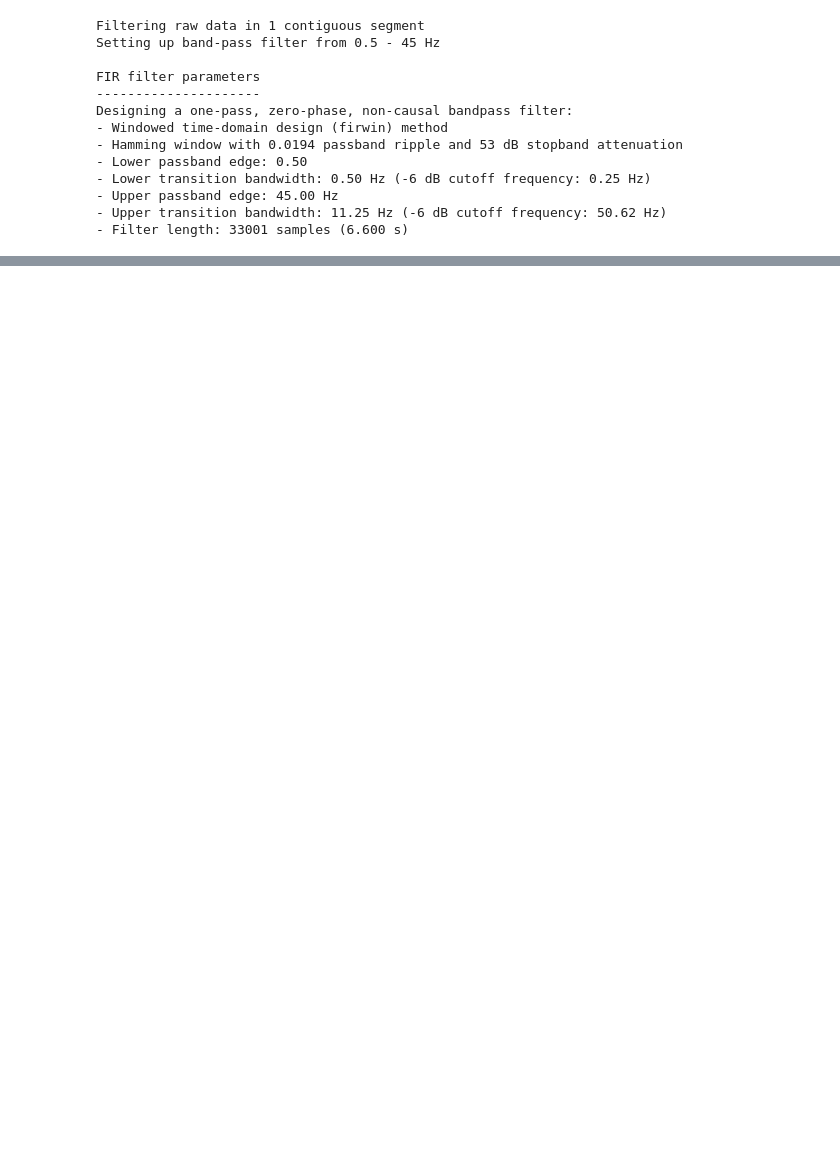
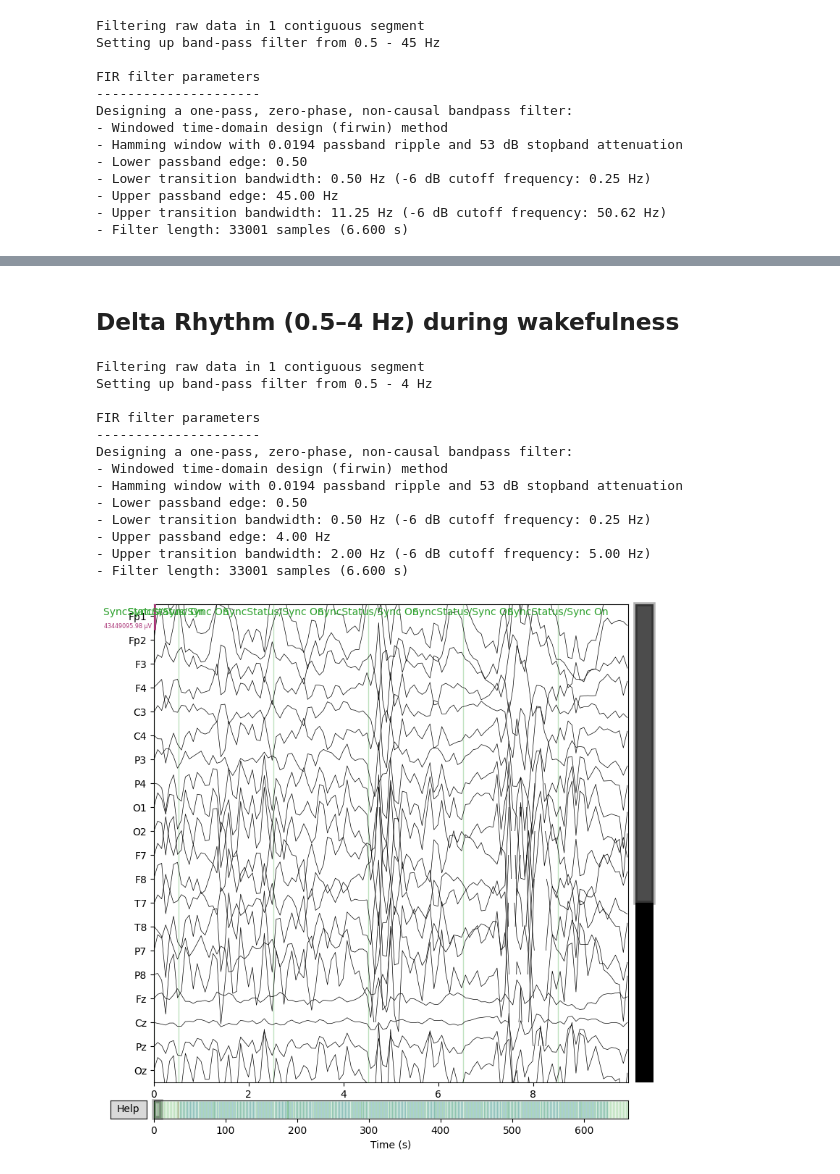
Before and after one commit to helgathrone/different-paths-to-unresponsiveness, a Jupyter notebook: notebooks/03_complexity_and_rhythms.ipynb, the cells around one changed output, grey strips where cells are left out. Cells and saved outputs as stored; diff of their text form; code cells hidden in the pictures; blank space fills up the shorter version.

Commit message:
Add EEG rhythms, spectral slope and complexity analysis

```diff
--- a/notebooks/03_complexity_and_rhythms.ipynb
+++ b/notebooks/03_complexity_and_rhythms.ipynb
@@ -17,0 +22,19 @@ import antropy as ant
+# %%
+wake_raw = mne.io.read_raw_brainvision(
+    "../data/raw/sleep_data/sub_23/eeg/sub-23_task-rest_run-1_eeg.vhdr",
+    preload=True
+)
+
+
+wake_raw.set_channel_types({
+    ch: "eeg"
+    for ch in wake_raw.ch_names
+    if ch not in ["EOG", "ECG"]
+})
+
+
+wake_filtered = wake_raw.copy().filter(
+    0.5,
+    45,
+    picks="eeg"
+)
@@ -182,0 +153,28 @@ Using matplotlib as 2D backend.
+# %% [markdown]
+## Delta Rhythm (0.5–4 Hz) during wakefulness
+# %%
+wake_delta = wake_filtered.copy().filter(
+    0.5,
+    4,
+    picks="eeg"
+)
+
+wake_delta.plot(
+    duration=10,
+    scalings="auto"
+)
+# %% [output]
+Filtering raw data in 1 contiguous segment
+Setting up band-pass filter from 0.5 - 4 Hz
+
+FIR filter parameters
+---------------------
+Designing a one-pass, zero-phase, non-causal bandpass filter:
+- Windowed time-domain design (firwin) method
+- Hamming window with 0.0194 passband ripple and 53 dB stopband attenuation
+- Lower passband edge: 0.50
+- Lower transition bandwidth: 0.50 Hz (-6 dB cutoff frequency: 0.25 Hz)
+- Upper passband edge: 4.00 Hz
+- Upper transition bandwidth: 2.00 Hz (-6 dB cutoff frequency: 5.00 Hz)
+- Filter length: 33001 samples (6.600 s)
+[figure, added]
```
Also changed, not shown: parts of 32 cells of this notebook.
